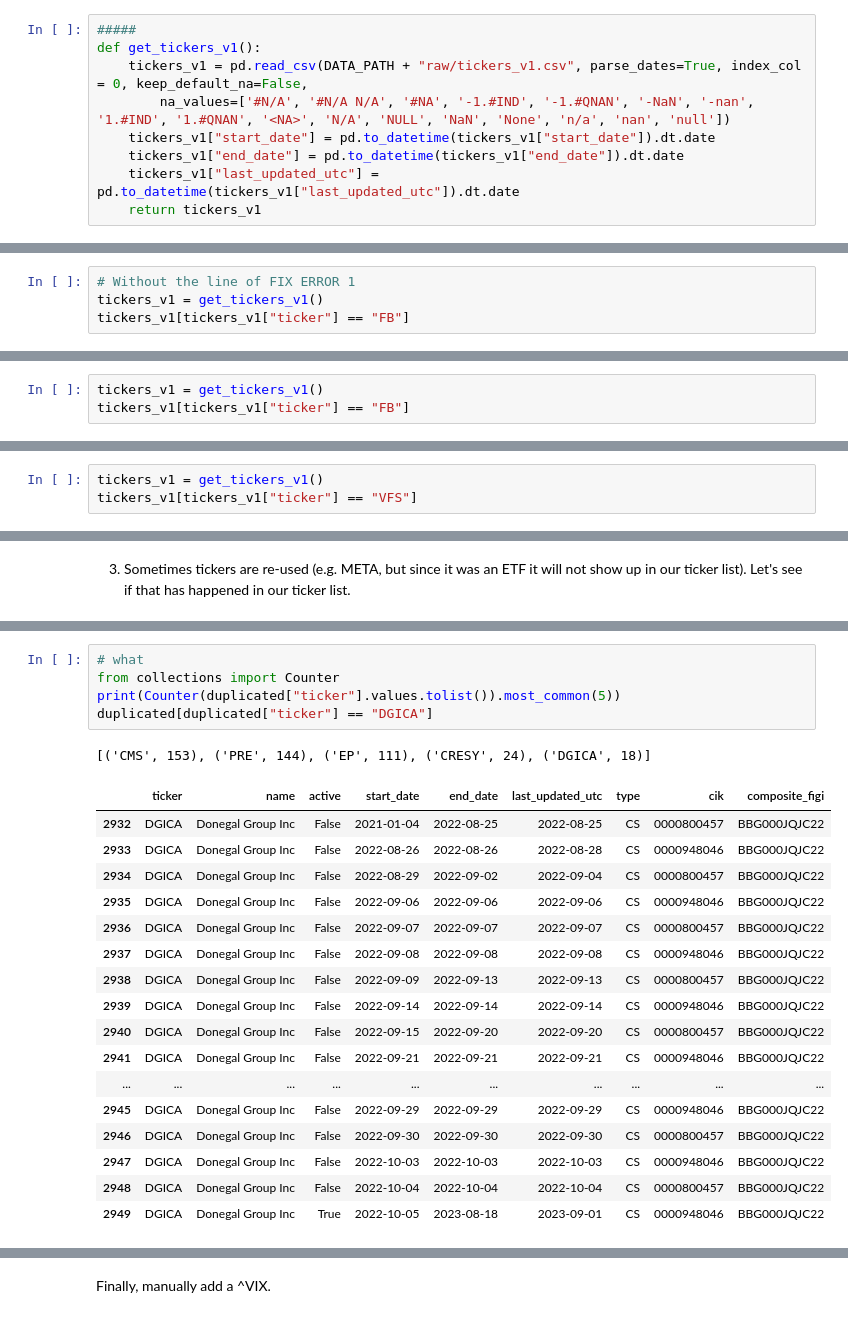
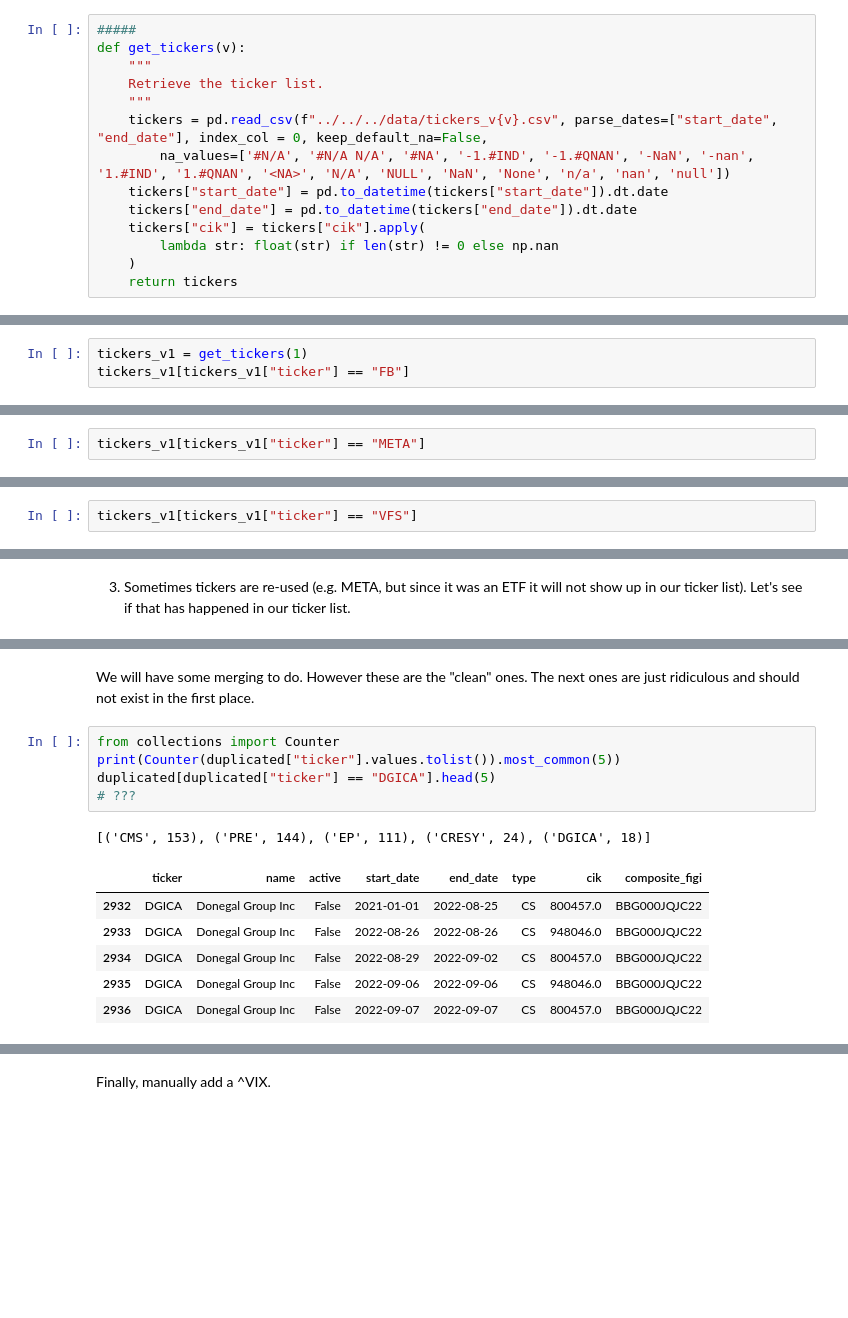
Before and after one commit to shinathan/QSExtended, a Jupyter notebook: data_import/polygon/1_get_tickers.ipynb, the cells around one changed output, grey strips where cells are left out. Saved outputs shown, nothing was run; the diff lists cells and outputs as text; blank space fills up the shorter version.

```diff
--- a/data_import/polygon/1_get_tickers.ipynb
+++ b/data_import/polygon/1_get_tickers.ipynb
@@ -1075,9 +1004,14 @@ for day in market_days:
 # %%
 #####
-def get_tickers_v1():
-    tickers_v1 = pd.read_csv(DATA_PATH + "raw/tickers_v1.csv", parse_dates=True, index_col = 0, keep_default_na=False,
+def get_tickers(v):
+    """
+    Retrieve the ticker list.
+    """
+    tickers = pd.read_csv(f"../../../data/tickers_v{v}.csv", parse_dates=["start_date", "end_date"], index_col = 0, keep_default_na=False,
         na_values=['#N/A', '#N/A N/A', '#NA', '-1.#IND', '-1.#QNAN', '-NaN', '-nan', '1.#IND', '1.#QNAN', '<NA>', 'N/A', 'NULL', 'NaN', 'None', 'n/a', 'nan', 'null'])
-    tickers_v1["start_date"] = pd.to_datetime(tickers_v1["start_date"]).dt.date
-    tickers_v1["end_date"] = pd.to_datetime(tickers_v1["end_date"]).dt.date
-    tickers_v1["last_updated_utc"] = pd.to_datetime(tickers_v1["last_updated_utc"]).dt.date
-    return tickers_v1
+    tickers["start_date"] = pd.to_datetime(tickers["start_date"]).dt.date
+    tickers["end_date"] = pd.to_datetime(tickers["end_date"]).dt.date
+    tickers["cik"] = tickers["cik"].apply(
+        lambda str: float(str) if len(str) != 0 else np.nan
+    )
+    return tickers
@@ -1091,5 +1018,4 @@ tickers_all.head(3)
 # %%
-# Without the line of FIX ERROR 1
-tickers_v1 = get_tickers_v1()
+tickers_v1 = get_tickers(1)
 tickers_v1[tickers_v1["ticker"] == "FB"]
 # %% [output]
@@ -1101,4 +1025,3 @@ ERROR 1: We expected to see end_date at 2022-06-09. But instead we got 6-14 whic
 # %%
-tickers_v1 = get_tickers_v1()
-tickers_v1[tickers_v1["ticker"] == "FB"]
+tickers_v1[tickers_v1["ticker"] == "META"]
 # %% [output]
@@ -1109,6 +1031,5 @@ tickers_v1[tickers_v1["ticker"] == "FB"]
 Now it works. Let's do some final checks.
 1. Are SPACs handled correctly? We should expect that when they IPO a company, that they get delisted. Then one day after the delisting the new-born company should be listed. We will take a look at VFS. On 2023-8-15 it was IPO'd by the SPAC named BSAQ. So we should expect the delisting date of BSAQ to be 2023-8-14.
 # %%
-tickers_v1 = get_tickers_v1()
 tickers_v1[tickers_v1["ticker"] == "VFS"]
 # %% [output]
@@ -1151,24 +1071,15 @@ duplicated.head()
+# %% [markdown]
+We will have some merging to do. However these are the "clean" ones. The next ones are just ridiculous and should not exist in the first place.
 # %%
-# what
 from collections import Counter
 print(Counter(duplicated["ticker"].values.tolist()).most_common(5))
-duplicated[duplicated["ticker"] == "DGICA"]
+duplicated[duplicated["ticker"] == "DGICA"].head(5)
+# ???
 # %% [output]
 [('CMS', 153), ('PRE', 144), ('EP', 111), ('CRESY', 24), ('DGICA', 18)]
-|  | ticker | name | active | start_date | end_date | last_updated_utc | type | cik | composite_figi |
-| 2932 | DGICA | Donegal Group Inc | False | 2021-01-04 | 2022-08-25 | 2022-08-25 | CS | 0000800457 | BBG000JQJC22 |
-| 2933 | DGICA | Donegal Group Inc | False | 2022-08-26 | 2022-08-26 | 2022-08-28 | CS | 0000948046 | BBG000JQJC22 |
-| 2934 | DGICA | Donegal Group Inc | False | 2022-08-29 | 2022-09-02 | 2022-09-04 | CS | 0000800457 | BBG000JQJC22 |
-| 2935 | DGICA | Donegal Group Inc | False | 2022-09-06 | 2022-09-06 | 2022-09-06 | CS | 0000948046 | BBG000JQJC22 |
-| 2936 | DGICA | Donegal Group Inc | False | 2022-09-07 | 2022-09-07 | 2022-09-07 | CS | 0000800457 | BBG000JQJC22 |
-| 2937 | DGICA | Donegal Group Inc | False | 2022-09-08 | 2022-09-08 | 2022-09-08 | CS | 0000948046 | BBG000JQJC22 |
-| 2938 | DGICA | Donegal Group Inc | False | 2022-09-09 | 2022-09-13 | 2022-09-13 | CS | 0000800457 | BBG000JQJC22 |
-| 2939 | DGICA | Donegal Group Inc | False | 2022-09-14 | 2022-09-14 | 2022-09-14 | CS | 0000948046 | BBG000JQJC22 |
-| 2940 | DGICA | Donegal Group Inc | False | 2022-09-15 | 2022-09-20 | 2022-09-20 | CS | 0000800457 | BBG000JQJC22 |
-| 2941 | DGICA | Donegal Group Inc | False | 2022-09-21 | 2022-09-21 | 2022-09-21 | CS | 0000948046 | BBG000JQJC22 |
-| ... | ... | ... | ... | ... | ... | ... | ... | ... | ... |
-| 2945 | DGICA | Donegal Group Inc | False | 2022-09-29 | 2022-09-29 | 2022-09-29 | CS | 0000948046 | BBG000JQJC22 |
-| 2946 | DGICA | Donegal Group Inc | False | 2022-09-30 | 2022-09-30 | 2022-09-30 | CS | 0000800457 | BBG000JQJC22 |
-| 2947 | DGICA | Donegal Group Inc | False | 2022-10-03 | 2022-10-03 | 2022-10-03 | CS | 0000948046 | BBG000JQJC22 |
-| 2948 | DGICA | Donegal Group Inc | False | 2022-10-04 | 2022-10-04 | 2022-10-04 | CS | 0000800457 | BBG000JQJC22 |
-| 2949 | DGICA | Donegal Group Inc | True | 2022-10-05 | 2023-08-18 | 2023-09-01 | CS | 0000948046 | BBG000JQJC22 |
+|  | ticker | name | active | start_date | end_date | type | cik | composite_figi |
+| 2932 | DGICA | Donegal Group Inc | False | 2021-01-01 | 2022-08-25 | CS | 800457.0 | BBG000JQJC22 |
+| 2933 | DGICA | Donegal Group Inc | False | 2022-08-26 | 2022-08-26 | CS | 948046.0 | BBG000JQJC22 |
+| 2934 | DGICA | Donegal Group Inc | False | 2022-08-29 | 2022-09-02 | CS | 800457.0 | BBG000JQJC22 |
+| 2935 | DGICA | Donegal Group Inc | False | 2022-09-06 | 2022-09-06 | CS | 948046.0 | BBG000JQJC22 |
+| 2936 | DGICA | Donegal Group Inc | False | 2022-09-07 | 2022-09-07 | CS | 800457.0 | BBG000JQJC22 |
```
Also changed, not shown: parts of 187 cells of this notebook, 9 other files.
